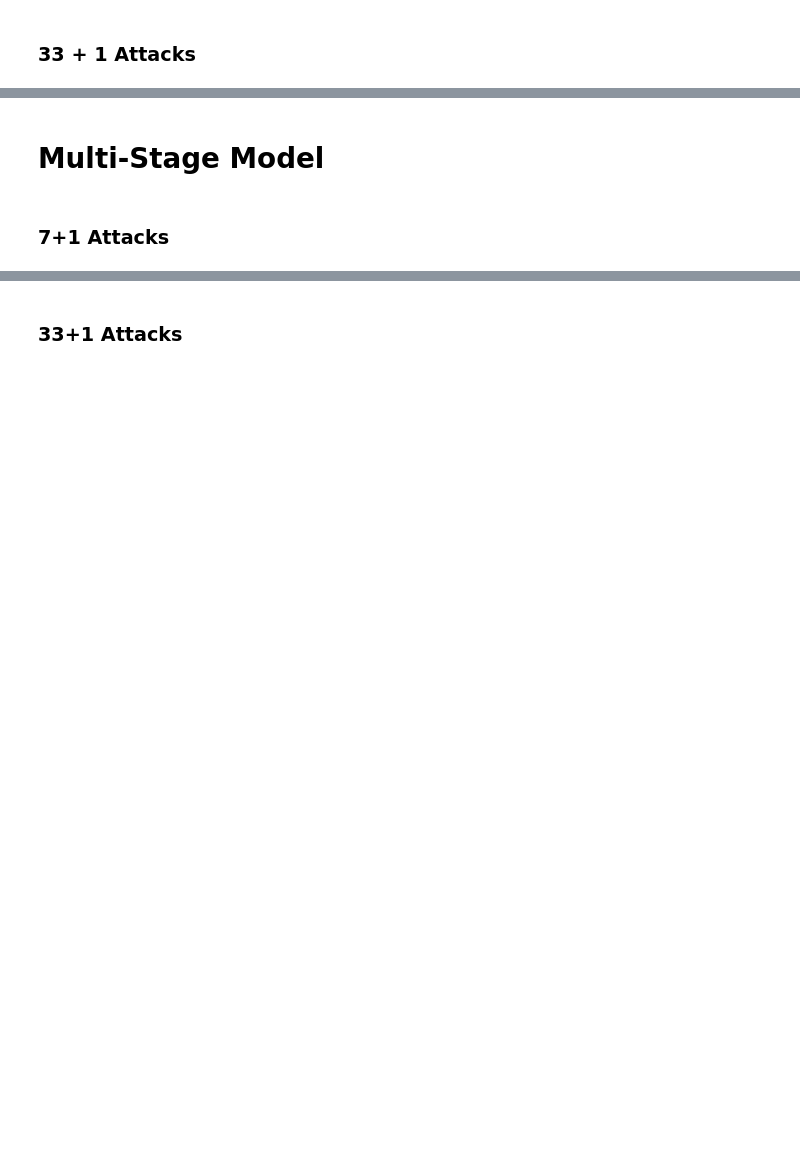
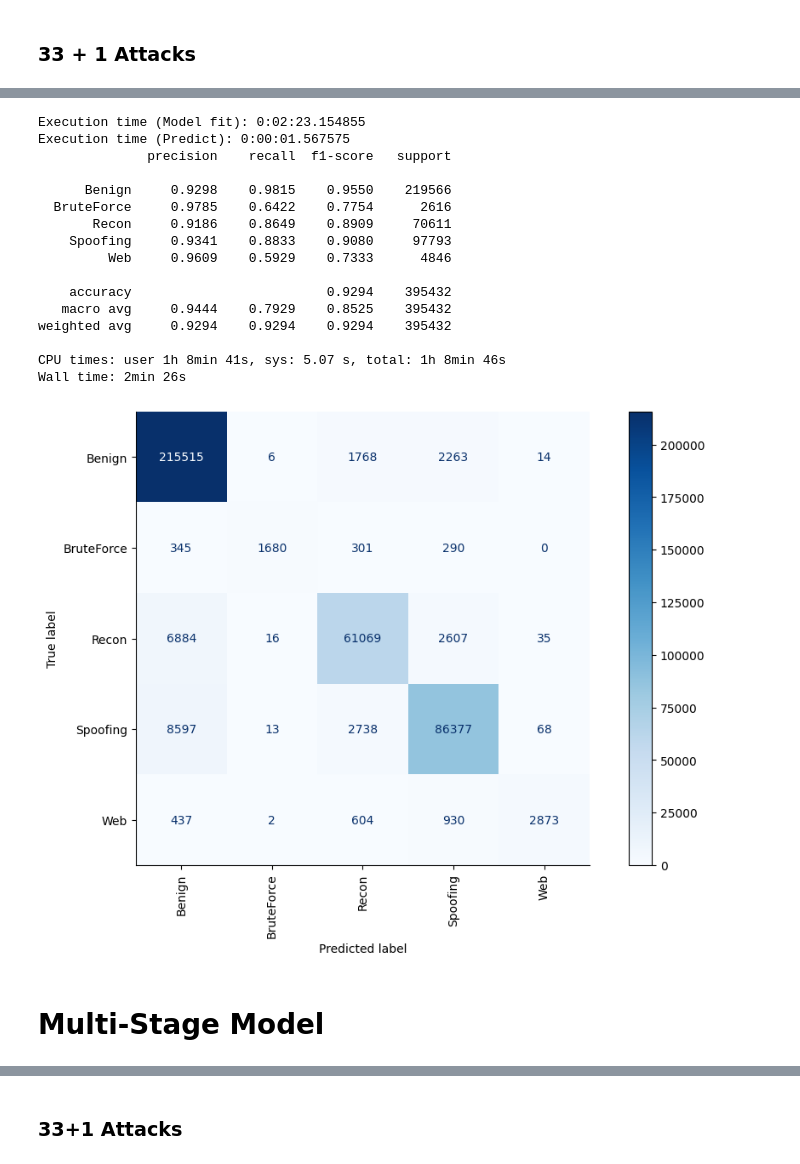
Before and after one commit to inaciobr/Multi-Stage-IoT-Intrusion-Detection, a Jupyter notebook: notebooks/3 - Models.ipynb, the cells around one changed output, grey strips where cells are left out. Saved outputs shown, nothing was run; the diff lists cells and outputs as text; code cells hidden in the pictures; blank space fills up the shorter version.

```diff
--- a/notebooks/3 - Models.ipynb
+++ b/notebooks/3 - Models.ipynb
@@ -556,0 +293,15 @@ Wall time: 3min 26s
+# %%
+%%time
+
+simplified_second_layer_target = (
+    df_second_stage.general_label
+    .where(df_second_stage.general_label.isin(simplified_second_layer_labels), 'Benign')
+    .astype('category')
+    .cat.remove_unused_categories()
+)
+
+simplified_second_stage_df_split = model_utils.get_train_test_split(
+    df_second_stage,
+    target=simplified_second_layer_target,
+    train_frac=0.80
+)
@@ -557,4 +313,35 @@ Wall time: 3min 26s
+# %%
+%%time
+
+simplified_second_stage_model = RandomForestClassifier(
+    class_weight='balanced',
+    criterion='entropy',
+    max_features=12,
+    n_jobs=n_jobs,
+    random_state=seed
+)
+
+X_train, X_test, y_train, y_test = simplified_second_stage_df_split
+
+model_utils.train_model(simplified_second_stage_model, X_train, y_train)
+model_utils.evaluate_model(simplified_second_stage_model, X_test, y_test)
+# %% [output]
+Execution time (Model fit): 0:02:23.154855
+Execution time (Predict): 0:00:01.567575
+              precision    recall  f1-score   support
+
+      Benign     0.9298    0.9815    0.9550    219566
+  BruteForce     0.9785    0.6422    0.7754      2616
+       Recon     0.9186    0.8649    0.8909     70611
+    Spoofing     0.9341    0.8833    0.9080     97793
+         Web     0.9609    0.5929    0.7333      4846
+
+    accuracy                         0.9294    395432
+   macro avg     0.9444    0.7929    0.8525    395432
+weighted avg     0.9294    0.9294    0.9294    395432
+
+CPU times: user 1h 8min 41s, sys: 5.07 s, total: 1h 8min 46s
+Wall time: 2min 26s
+[figure, added]
 # %% [markdown]
 # Multi-Stage Model
-# %% [markdown]
-### 7+1 Attacks
```
Also changed, not shown: parts of 57 cells of this notebook, 3 other files.
